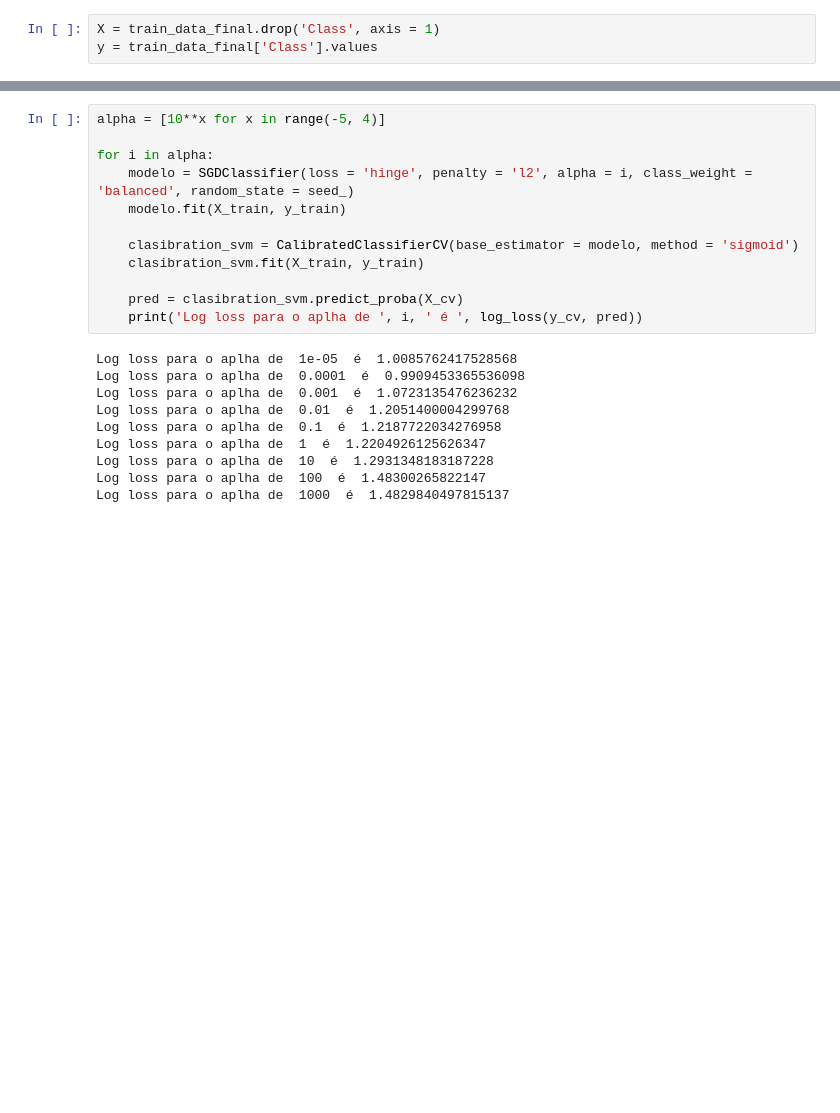
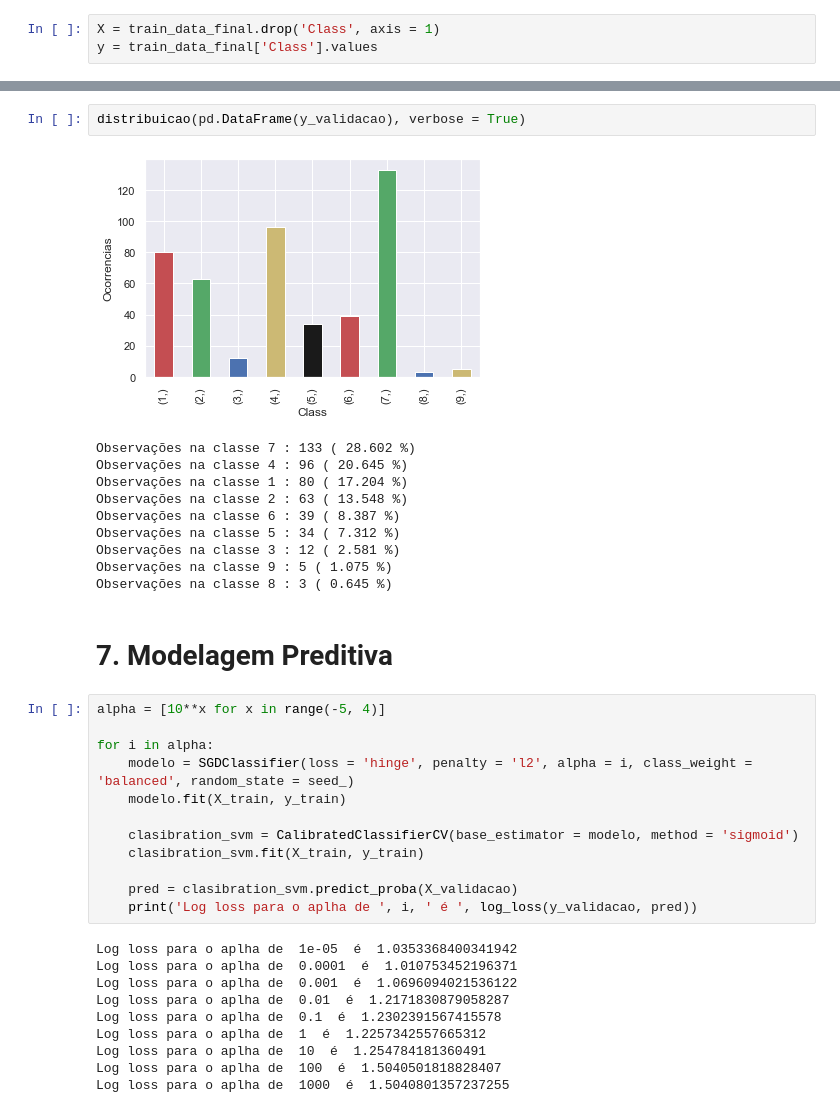
Before and after one commit to Herikc2/Medicina-Personalizada-Redefinindo-Tratamento-de-Cancer, a Jupyter notebook: Medicina_Personalizada.ipynb, the cells around one changed output, grey strips where cells are left out. Cells and saved outputs as stored; diff of their text form; blank space fills up the shorter version.

```diff
--- a/Medicina_Personalizada.ipynb
+++ b/Medicina_Personalizada.ipynb
@@ -573,3 +629,18 @@ Observaçoes em cross validation:  465
+# %%
+distribuicao(pd.DataFrame(y_validacao), verbose = True)
+# %% [output]
+[figure, added]
+Observações na classe 7 : 133 ( 28.602 %)
+Observações na classe 4 : 96 ( 20.645 %)
+Observações na classe 1 : 80 ( 17.204 %)
+Observações na classe 2 : 63 ( 13.548 %)
+Observações na classe 6 : 39 ( 8.387 %)
+Observações na classe 5 : 34 ( 7.312 %)
+Observações na classe 3 : 12 ( 2.581 %)
+Observações na classe 9 : 5 ( 1.075 %)
+Observações na classe 8 : 3 ( 0.645 %)
+# %% [markdown]
+# 7. Modelagem Preditiva
 # %%
 alpha = [10**x for x in range(-5, 4)]
 
@@ -580,15 +651,15 @@ for i in alpha:
     clasibration_svm = CalibratedClassifierCV(base_estimator = modelo, method = 'sigmoid')
     clasibration_svm.fit(X_train, y_train)
 
-    pred = clasibration_svm.predict_proba(X_cv)
-    print('Log loss para o aplha de ', i, ' é ', log_loss(y_cv, pred))
+    pred = clasibration_svm.predict_proba(X_validacao)
+    print('Log loss para o aplha de ', i, ' é ', log_loss(y_validacao, pred))
 # %% [output]
-Log loss para o aplha de  1e-05  é  1.0085762417528568
-Log loss para o aplha de  0.0001  é  0.9909453365536098
-Log loss para o aplha de  0.001  é  1.0723135476236232
-Log loss para o aplha de  0.01  é  1.2051400004299768
-Log loss para o aplha de  0.1  é  1.2187722034276958
-Log loss para o aplha de  1  é  1.2204926125626347
-Log loss para o aplha de  10  é  1.2931348183187228
-Log loss para o aplha de  100  é  1.48300265822147
-Log loss para o aplha de  1000  é  1.4829840497815137
+Log loss para o aplha de  1e-05  é  1.0353368400341942
+Log loss para o aplha de  0.0001  é  1.010753452196371
+Log loss para o aplha de  0.001  é  1.0696094021536122
+Log loss para o aplha de  0.01  é  1.2171830879058287
+Log loss para o aplha de  0.1  é  1.2302391567415578
+Log loss para o aplha de  1  é  1.2257342557665312
+Log loss para o aplha de  10  é  1.254784181360491
+Log loss para o aplha de  100  é  1.5040501818828407
+Log loss para o aplha de  1000  é  1.5040801357237255
```
Also changed, not shown: parts of 23 cells of this notebook, 1 other file.
